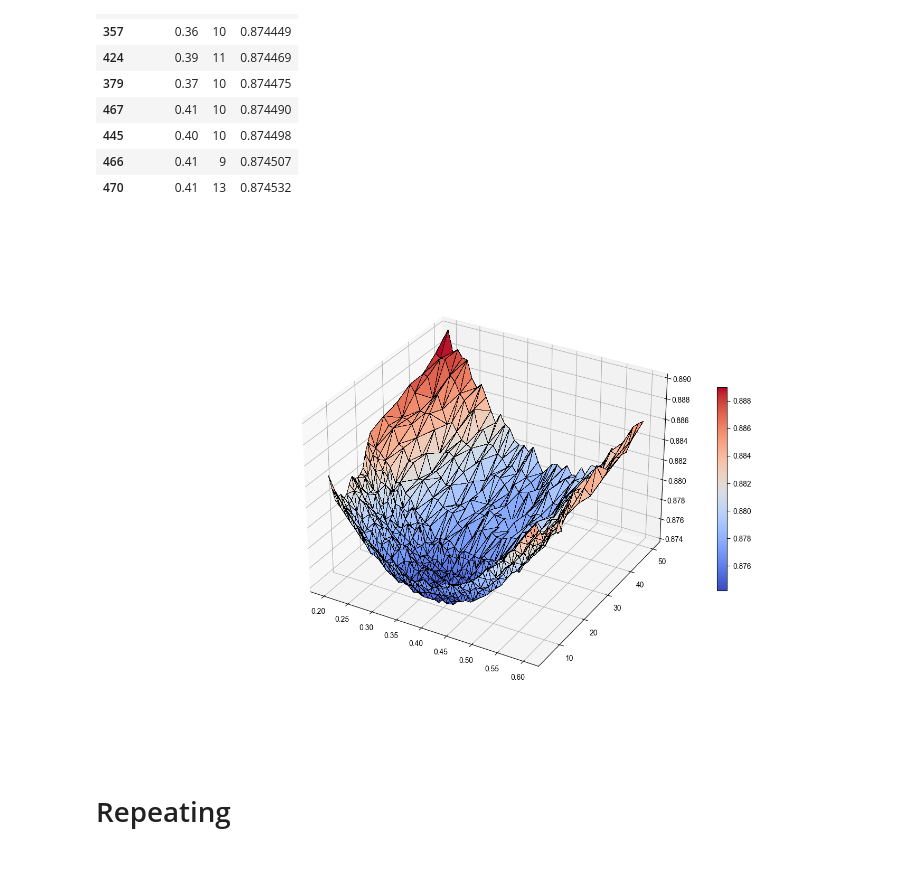
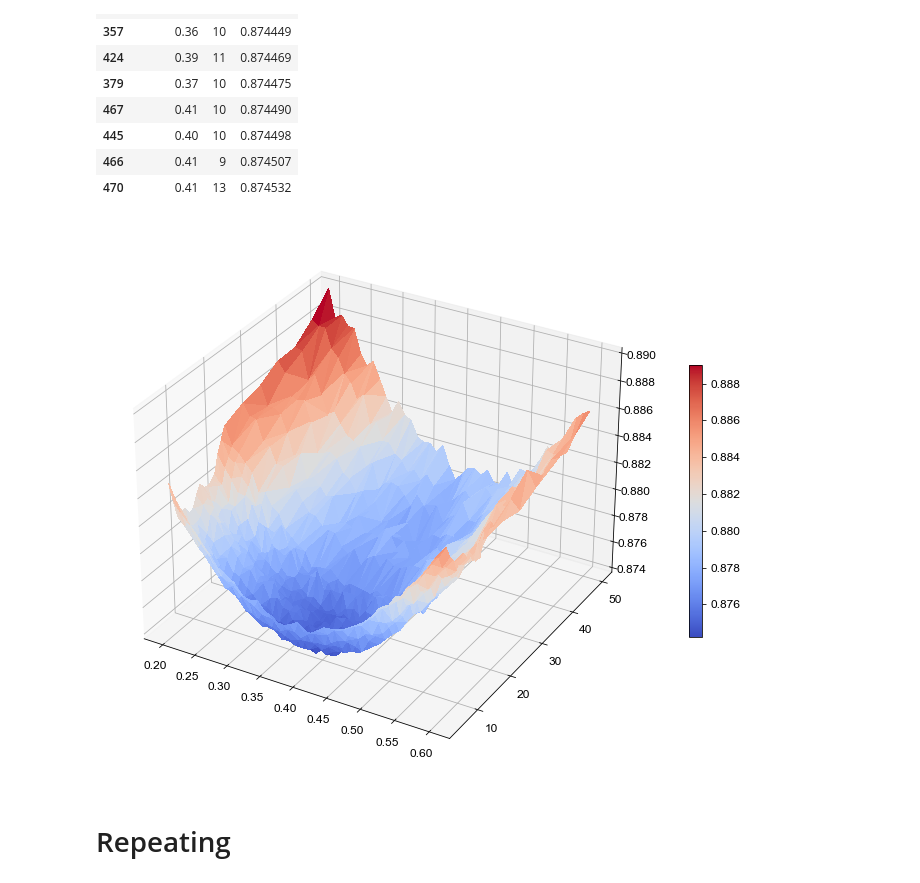
Before and after one commit to dmika1234/MoCaDR_proj1, a Jupyter notebook: src/presenting_results.ipynb, the cells around one changed output. Saved outputs shown, nothing was run; the diff lists cells and outputs as text; code cells hidden in the pictures.

```diff
--- a/src/presenting_results.ipynb
+++ b/src/presenting_results.ipynb
@@ -128,13 +147,13 @@ res_svd1_3d.loc[res_svd1_3d.apply(lambda x: pd.Series(x.nsmallest(n).index))['RM
 # %%
 X, Y, Z = res_svd1_3d.T.values
 fig = plt.figure(figsize=(15,10))
 ax = fig.gca(projection='3d')
-surf = ax.plot_trisurf(X, Y, Z, cmap=cm.coolwarm, edgecolor ='black', linewidth=0.005, antialiased=False)
+surf = ax.plot_trisurf(X, Y, Z, cmap=cm.coolwarm, edgecolor ='black', linewidth=0, antialiased=False)
 # Add a color bar which maps values to colors.
 fig.colorbar(surf, shrink=0.5, aspect=20)
 
 plt.savefig('Report/fig/svd1_r_w.png')
 # %% [output]
-[figure, old version]
+[figure, new version]
 # %% [markdown]
 # Repeating
```
Also changed, not shown: parts of 7 cells of this notebook, 6 other files.
